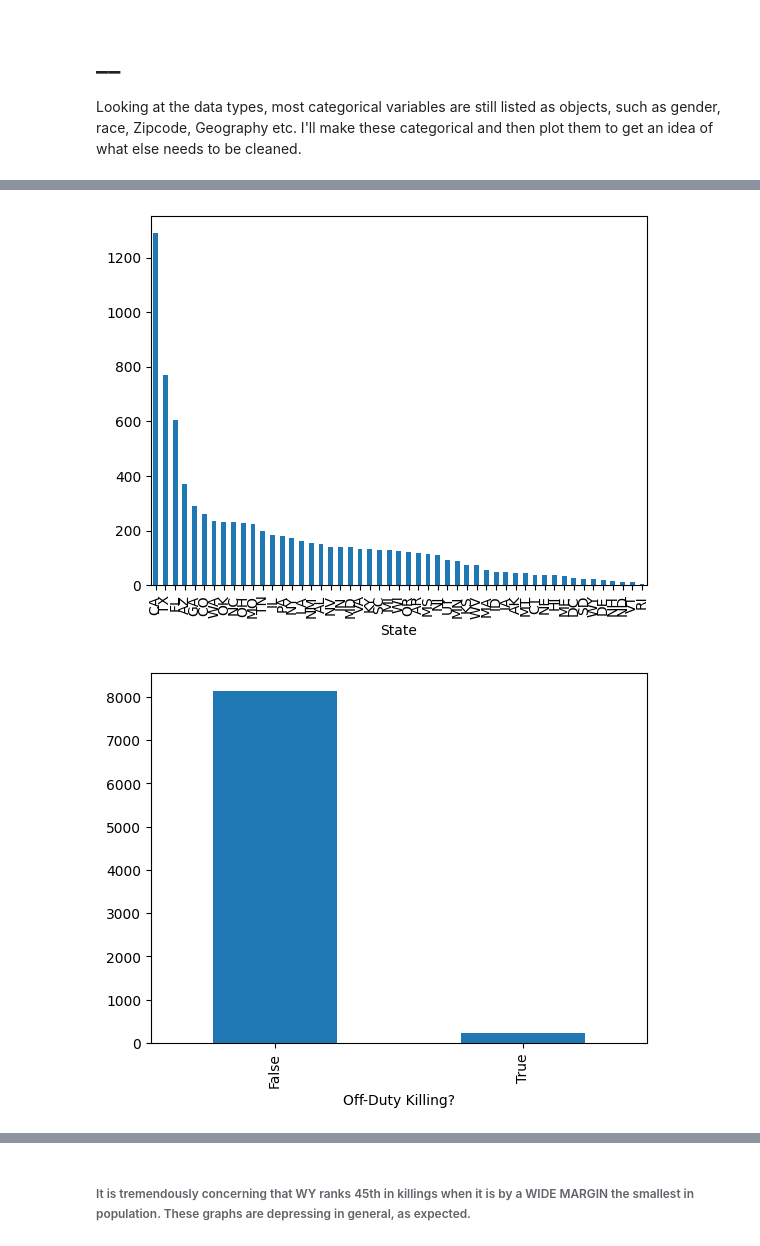
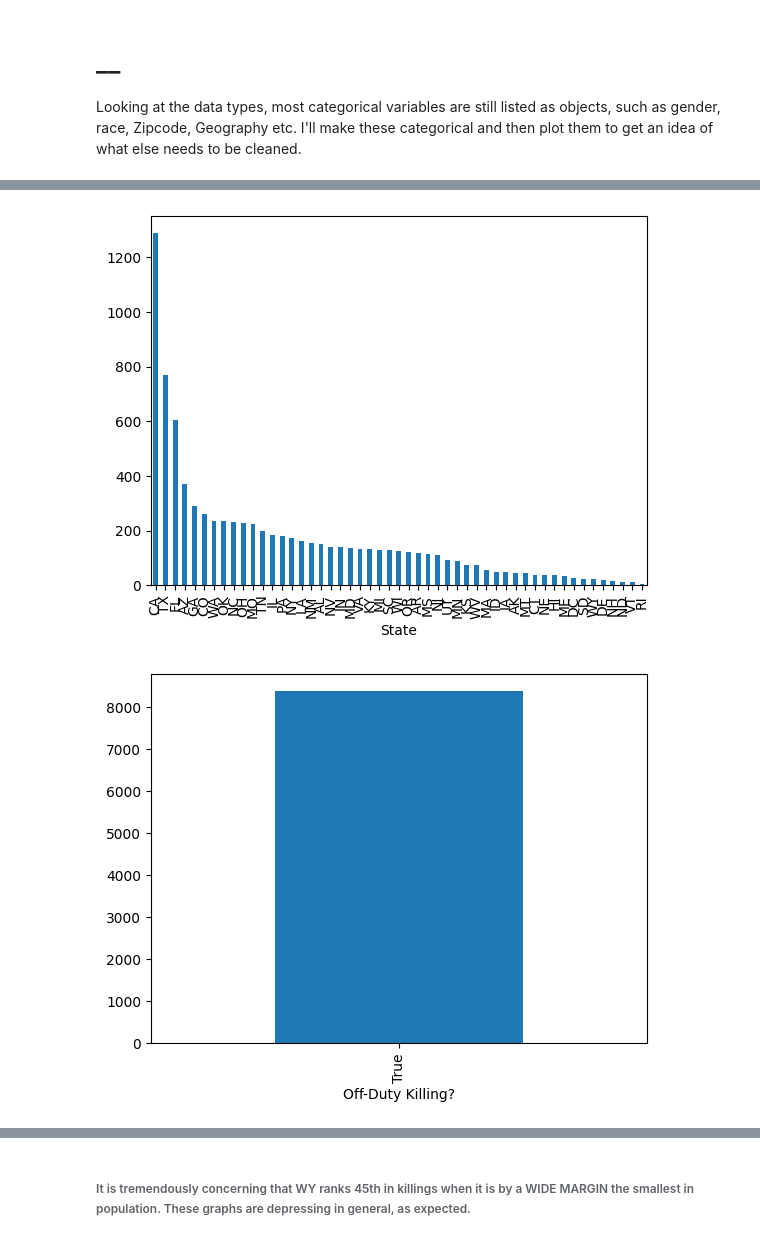
Before and after one commit to beckcarver/exploratory-data-analysis-beckcarver, a Jupyter notebook: exploratory.ipynb, the cells around one changed output, grey strips where cells are left out. Cells and saved outputs as stored; diff of their text form; code cells hidden in the pictures.

```diff
--- a/exploratory.ipynb
+++ b/exploratory.ipynb
@@ -80,6 +82,7 @@ dfp.rename(columns={'Victim\'s name' : 'Name'}, inplace=True)
 dfp.rename(columns={'Victim\'s age' : 'Age'}, inplace=True)
 dfp.rename(columns={'Victim\'s gender' : 'Gender'}, inplace=True)
 dfp.rename(columns={'Victim\'s race' : 'Race'}, inplace=True)
+dfp.rename(columns={'Unarmed/Did Not Have an Actual Weapon' : 'Armed?'}, inplace=True)
 
 dfp.isnull().sum()
 # %% [output]
@@ -104,7 +107,7 @@ dtype: int64
 # __
 I will be pretty selective of what nulls to prune, in some cases a null is a useful category, in others we can omit the row. I will omit nulls in Zipcode, Agency/ORI, and Geography.
 # %%
-dfp.dropna(subset=['Zipcode', 'Agency responsible for death', 'ORI Agency Identifier (if available)', 'Geography'], inplace=True)
+dfp.dropna(subset=['Zipcode', 'Agency responsible for death', 'ORI Agency Identifier (if available)', 'Geography', 'Armed?', 'Symptoms of mental illness?'], inplace=True)
 dfp.isnull().sum()
 # %% [output]
 Name                                                                                  0
@@ -126,9 +129,14 @@ Geography
 dtype: int64
 # %%
 dfp['URL of image of victim'] = dfp['URL of image of victim'].transform(lambda x: False if pd.isna(x) or pd.isnull(x) else True)
+dfp['Age'] = dfp['Age'].transform(lambda x: 'Unknown' if str.lower(x).replace(' ', '') in ['unknown', 'unkown', 'uknown'] else x.replace('s', ''))
 dfp['Link to news article or photo of official document'] = dfp['Link to news article or photo of official document'].transform(lambda x: False if pd.isna(x) or pd.isnull(x) else True)
 dfp['Body Camera (Source: WaPo)'] = dfp['Body Camera (Source: WaPo)'].transform(lambda x: False if pd.isna(x) or pd.isnull(x) or x in ['Off-Duty', 'Off-duty', 'off-duty'] else True)
+dfp['Symptoms of mental illness?'] = dfp['Symptoms of mental illness?'].transform(lambda x: 'Unknown' if str.lower(x).replace(' ', '') in ['unknown', 'unkown', 'uknown'] else x)
 dfp['Off-Duty Killing?'] = dfp['Off-Duty Killing?'].transform(lambda x: False if pd.isna(x) or pd.isnull(x) or x == 'No' else True)
+dfp['Armed?'] = dfp['Armed?'].transform(lambda x: 'Unclear' if pd.isna(x) or pd.isnull(x) or x == 'No' else x)
+dfp['Armed?'] = dfp['Armed?'].transform(lambda x: 'Unarmed' if x == 'Unarmed/Did Not Have an Actual Weapon' else x)
+dfp['Off-Duty Killing?'] = dfp['Off-Duty Killing?'].transform(lambda x: False if pd.isna(x) or pd.isnull(x) or x == 'No' else True)
 # %%
 dfp.dtypes
 # %% [output]
@@ -155,26 +163,32 @@ Looking at the data types, most categorical variables are still listed as object
 # %%
 dfp['Gender'] = dfp['Gender'].astype('category')
 dfp['Race'] = dfp['Race'].astype('category')
 dfp['City'] = dfp['City'].astype('category')
 dfp['State'] = dfp['State'].astype('category')
-dfp['Zipcode'] = dfp['Zipcode'].astype('category')
+dfp['Zipcode'] = dfp['Zipcode'].astype('int64')
 dfp['County'] = dfp['County'].astype('category')
 dfp['Agency responsible for death'] = dfp['Agency responsible for death'].astype('category')
 dfp['Off-Duty Killing?'] = dfp['Off-Duty Killing?'].astype('category')
 dfp['Geography'] = dfp['Geography'].astype('category')
+dfp['Armed?'] = dfp['Armed?'].astype('category')
+dfp['Symptoms of mental illness?'] = dfp['Symptoms of mental illness?'].astype('category')
 
 dfp['Gender'].value_counts().plot(kind='bar')
 plt.show()
 dfp['Race'].value_counts().plot(kind='bar')
 plt.show()
 dfp['State'].value_counts().plot(kind='bar')
 plt.show()
 dfp['Off-Duty Killing?'].value_counts().plot(kind='bar')
 plt.show()
+dfp['Armed?'].value_counts().plot(kind='bar')
+plt.show()
+dfp['Symptoms of mental illness?'].value_counts().plot(kind='bar')
+plt.show()
 dfp['Geography'].value_counts().plot(kind='bar')
 plt.show()
 # %% [output]
 [figure]
 [figure]
 [figure]
-[figure, old version]
+[figure, new version]
```
Also changed, not shown: parts of 14 cells of this notebook.
